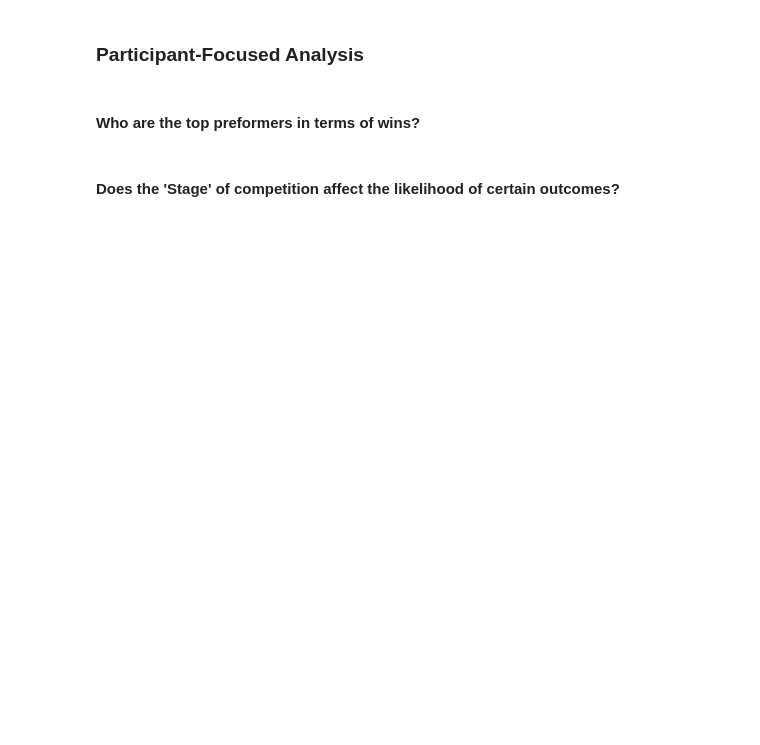
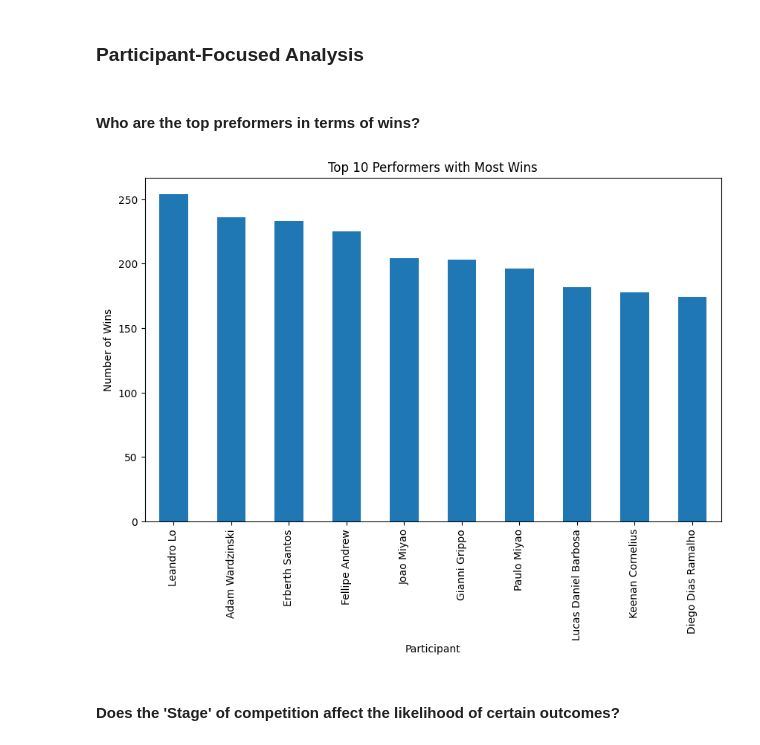
Before and after one commit to Martin-Melody/Data-Analytics-2023, a Jupyter notebook: project.ipynb, the cells around one changed output. Cells and saved outputs as stored; diff of their text form; code cells hidden in the pictures; blank space fills up the shorter version.

```diff
--- a/project.ipynb
+++ b/project.ipynb
@@ -411,18 +459,20 @@ submission_counts.head(10)
 #### Who are the top preformers in terms of wins?
 # %%
 # Counting wins for each participant
-win_counts = data_frame[data_frame['W/L'] == 'W'].groupby('Full Name').size()
+win_counts = data_frame[data_frame['W/L'] == 1].groupby('Full Name').size()
 
 # Sorting to find top performers
 top_performers = win_counts.sort_values(ascending=False).head(10)
 
 # Plotting
 plt.figure(figsize=(10, 6))
 top_performers.plot(kind='bar')
 plt.title('Top 10 Performers with Most Wins')
 plt.xlabel('Participant')
 plt.ylabel('Number of Wins')
 plt.show()
+# %% [output]
+[figure, added]
 # %% [markdown]
 #### Does the 'Stage' of competition affect the likelihood of certain outcomes?
 # %%
```
Also changed, not shown: parts of 29 cells of this notebook, 14 other files.
